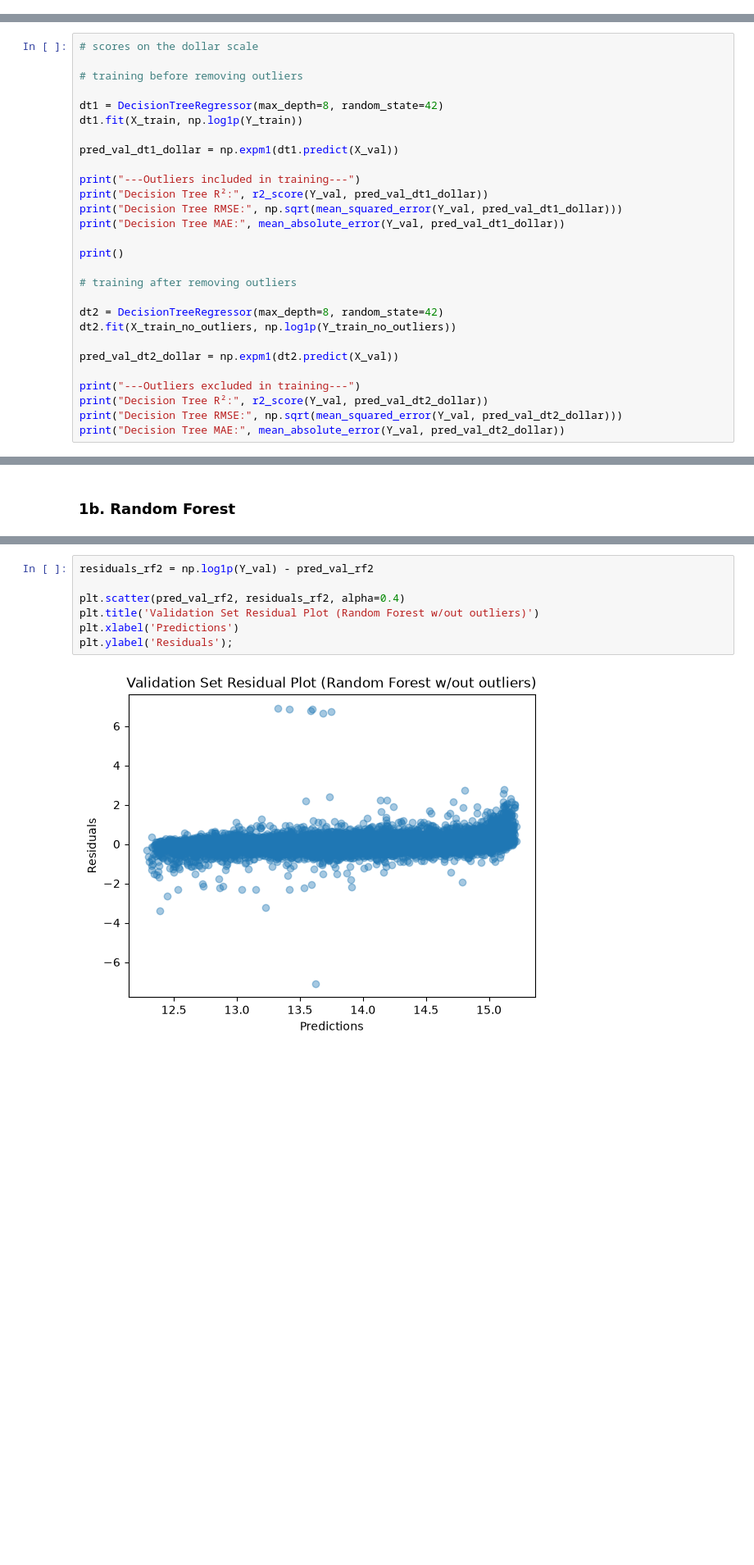
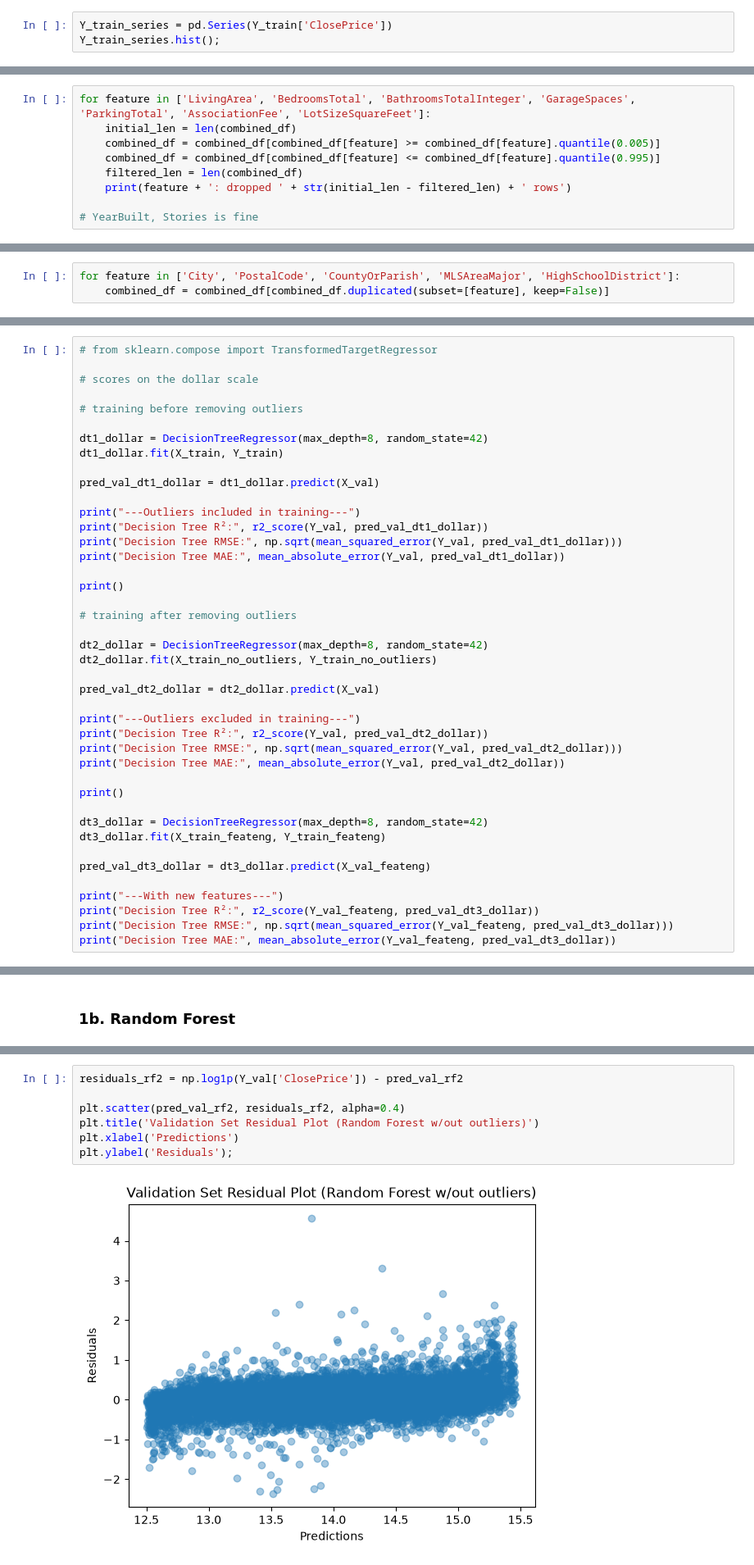
Before and after one commit to alisannec/idx-exchange, a Jupyter notebook: 04_model_comparison.ipynb, the cells around one changed output, grey strips where cells are left out. Shown at 82% size. Cells and saved outputs as stored; diff of their text form; blank space fills up the shorter version.

```diff
--- a/04_model_comparison.ipynb
+++ b/04_model_comparison.ipynb
@@ -42,0 +143,3 @@ Y_train_no_outliers = combined_df[['ClosePrice']]
+# %%
+Y_train_series = pd.Series(Y_train['ClosePrice'])
+Y_train_series.hist();
@@ -42,0 +219,9 @@ Y_train_no_outliers = combined_df[['ClosePrice']]
+# %%
+for feature in ['LivingArea', 'BedroomsTotal', 'BathroomsTotalInteger', 'GarageSpaces', 'ParkingTotal', 'AssociationFee', 'LotSizeSquareFeet']:
+    initial_len = len(combined_df)
+    combined_df = combined_df[combined_df[feature] >= combined_df[feature].quantile(0.005)]
+    combined_df = combined_df[combined_df[feature] <= combined_df[feature].quantile(0.995)]
+    filtered_len = len(combined_df)
+    print(feature + ': dropped ' + str(initial_len - filtered_len) + ' rows')
+
+# YearBuilt, Stories is fine
@@ -42,0 +238,3 @@ Y_train_no_outliers = combined_df[['ClosePrice']]
+# %%
+for feature in ['City', 'PostalCode', 'CountyOrParish', 'MLSAreaMajor', 'HighSchoolDistrict']:
+    combined_df = combined_df[combined_df.duplicated(subset=[feature], keep=False)]
@@ -84,12 +483,14 @@ Decision Tree MAE: 0.1847047218340386
 # %%
+# from sklearn.compose import TransformedTargetRegressor
+
 # scores on the dollar scale
 
 # training before removing outliers
 
-dt1 = DecisionTreeRegressor(max_depth=8, random_state=42)
-dt1.fit(X_train, np.log1p(Y_train))
+dt1_dollar = DecisionTreeRegressor(max_depth=8, random_state=42)
+dt1_dollar.fit(X_train, Y_train)
 
-pred_val_dt1_dollar = np.expm1(dt1.predict(X_val))
+pred_val_dt1_dollar = dt1_dollar.predict(X_val)
 
 print("---Outliers included in training---")
 print("Decision Tree R²:", r2_score(Y_val, pred_val_dt1_dollar))
@@ -100,14 +501,26 @@ print()
 
 # training after removing outliers
 
-dt2 = DecisionTreeRegressor(max_depth=8, random_state=42)
-dt2.fit(X_train_no_outliers, np.log1p(Y_train_no_outliers))
+dt2_dollar = DecisionTreeRegressor(max_depth=8, random_state=42)
+dt2_dollar.fit(X_train_no_outliers, Y_train_no_outliers)
 
-pred_val_dt2_dollar = np.expm1(dt2.predict(X_val))
+pred_val_dt2_dollar = dt2_dollar.predict(X_val)
 
 print("---Outliers excluded in training---")
 print("Decision Tree R²:", r2_score(Y_val, pred_val_dt2_dollar))
 print("Decision Tree RMSE:", np.sqrt(mean_squared_error(Y_val, pred_val_dt2_dollar)))
 print("Decision Tree MAE:", mean_absolute_error(Y_val, pred_val_dt2_dollar))
+
+print()
+
+dt3_dollar = DecisionTreeRegressor(max_depth=8, random_state=42)
+dt3_dollar.fit(X_train_feateng, Y_train_feateng)
+
+pred_val_dt3_dollar = dt3_dollar.predict(X_val_feateng)
+
+print("---With new features---")
+print("Decision Tree R²:", r2_score(Y_val_feateng, pred_val_dt3_dollar))
+print("Decision Tree RMSE:", np.sqrt(mean_squared_error(Y_val_feateng, pred_val_dt3_dollar)))
+print("Decision Tree MAE:", mean_absolute_error(Y_val_feateng, pred_val_dt3_dollar))
 # %% [output]
 ---Outliers included in training---
@@ -276,10 +762,10 @@ plt.ylabel('Residuals');
 # %%
-residuals_rf2 = np.log1p(Y_val) - pred_val_rf2
+residuals_rf2 = np.log1p(Y_val['ClosePrice']) - pred_val_rf2
 
 plt.scatter(pred_val_rf2, residuals_rf2, alpha=0.4)
 plt.title('Validation Set Residual Plot (Random Forest w/out outliers)')
 plt.xlabel('Predictions')
 plt.ylabel('Residuals');
 # %% [output]
-[figure, old version]
+[figure, new version]
 # %%
```
Also changed, not shown: parts of 53 cells of this notebook, 1 other file.
